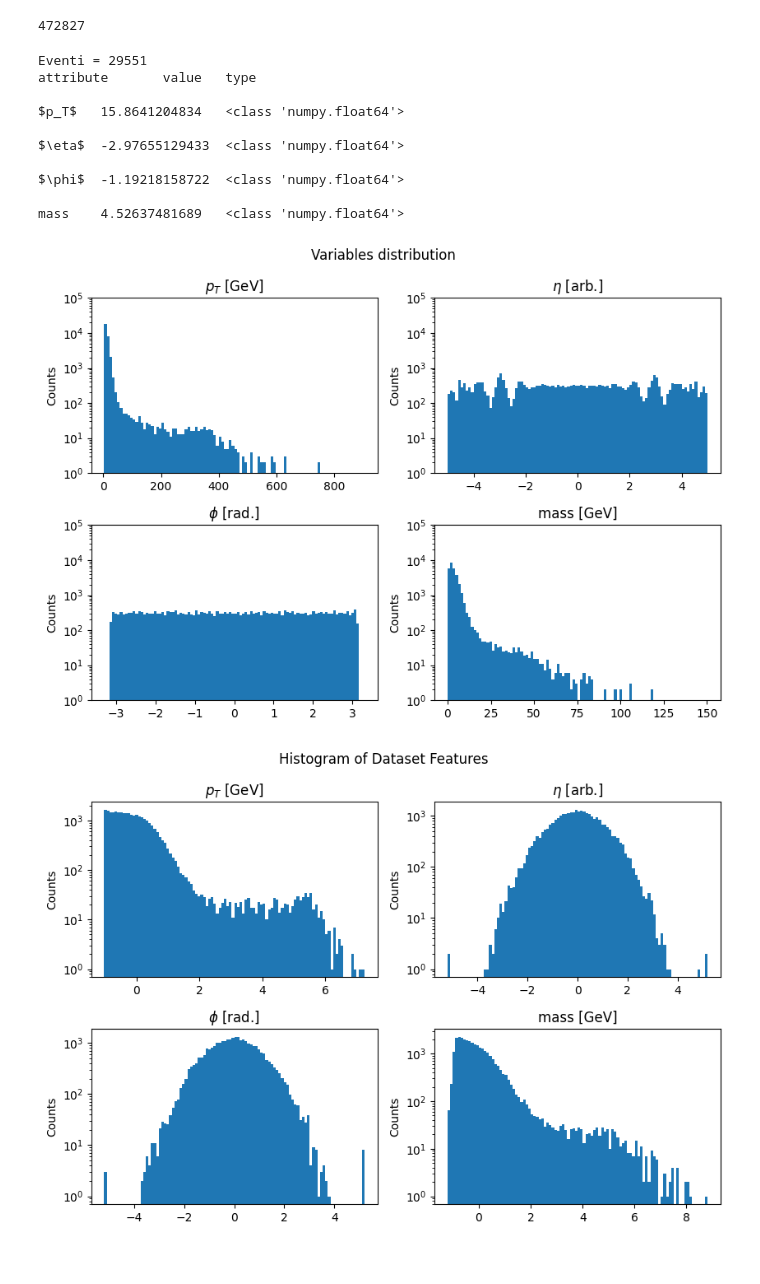
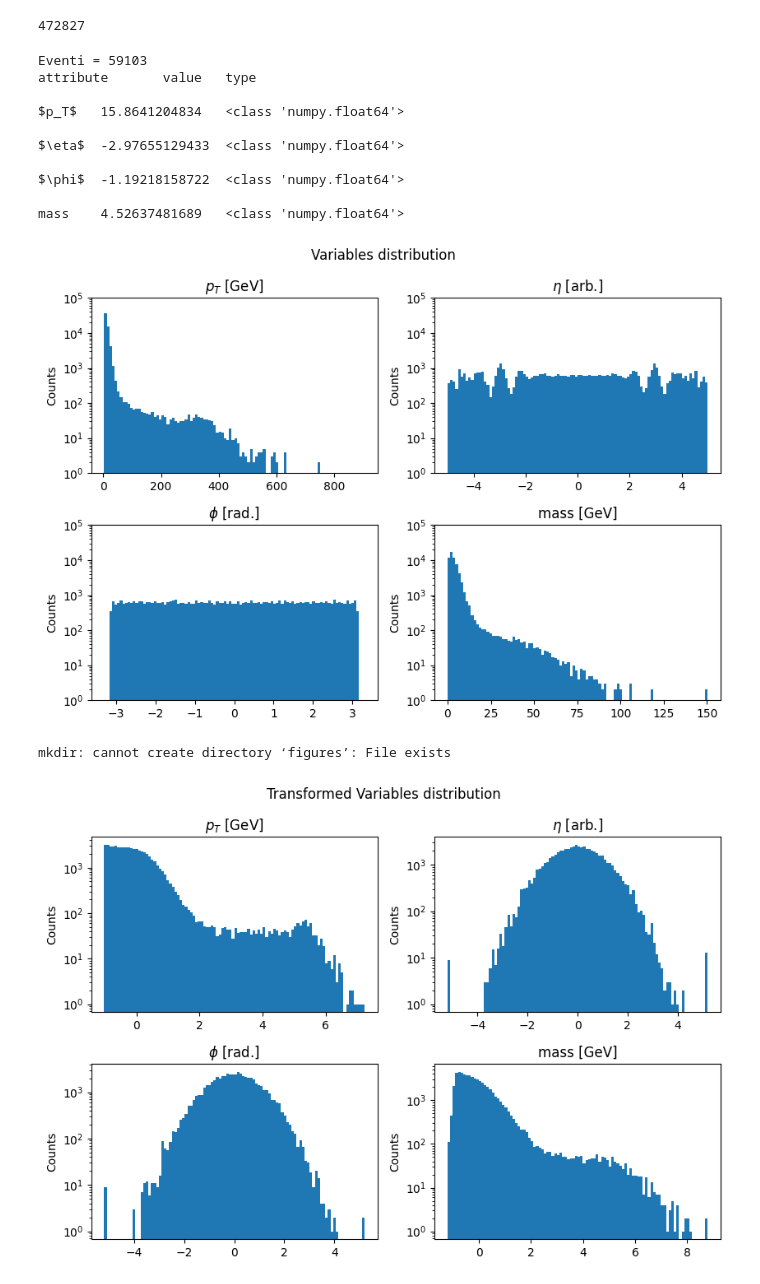
Before and after one commit to igordt/CMEPDA, a Jupyter notebook: originale.ipynb, the cells around one changed output. Cells and saved outputs as stored; diff of their text form; code cells hidden in the pictures.

```diff
--- a/originale.ipynb
+++ b/originale.ipynb
@@ -119,7 +117,7 @@ print(L)
 # %%
 ###LOG SU 0 E 3,STD SU TUTTE E QUATTRO LE FEATURES E QUANTILE SU 1,2
 
-x = x[:int(L/16),:] #da mettere al massimo a 8 in colab
+x = x[:int(L/8),:] #da mettere al massimo a 8 in colab
 xval = xval[:len(x),:]
 xtest = xtest[:len(x),:]
 
@@ -145,7 +143,7 @@ xtrval = xval_preprocessor.forward(xval)
 xt = torch.tensor(xtr).to('cuda').float()
 xval = torch.tensor(xtrval).to('cuda').float()
 # %% [output]
-Eventi = 29551
+Eventi = 59103
 attribute       value   type
 
 $p_T$   15.8641204834   <class 'numpy.float64'>
@@ -187,33 +185,33 @@ plt.show()
 !mkdir figures
 fig.savefig('figures/Variables_distribution.pdf',dpi=190)
 # %% [output]
-[figure, old version]
+[figure, new version]
+mkdir: cannot create directory ‘figures’: File exists
 # %%
 fig, axs = plt.subplots(2, 2, figsize=(8.5, 6))
-fig.suptitle("Histogram of Dataset Features")
+fig.suptitle("Transformed Variables distribution")
 n_bins = 100
 
 axs[0, 0].hist(xtr[:, 0], bins=n_bins,log=True)
 axs[0, 0].set_title('{} [GeV]'.format(labels_map[0]))
 axs[0, 0].set_ylabel("Counts")
 
 axs[0, 1].hist(xtr[:, 1], bins=n_bins,log=True)
 axs[0, 1].set_title('{} [arb.]'.format(labels_map[1]))
 axs[0, 1].set_ylabel("Counts")
 
 axs[1, 0].hist(xtr[:, 2], bins=n_bins,log=True)
 axs[1, 0].set_title('{} [rad.]'.format(labels_map[2]))
 axs[1, 0].set_ylabel("Counts")
 
 axs[1, 1].hist(xtr[:, 3], bins=n_bins,log=True)
 axs[1, 1].set_title('{} [GeV]'.format(labels_map[3]))
 axs[1, 1].set_ylabel("Counts")
 
 plt.tight_layout()
 plt.show()
 
 fig.savefig('figures/Variables_distribution_transformed.pdf',dpi=190)
-#mettere unità di misura
 # %% [output]
-[figure, old version]
+[figure, new version]
 # %%
```
Also changed, not shown: parts of 14 cells of this notebook.
